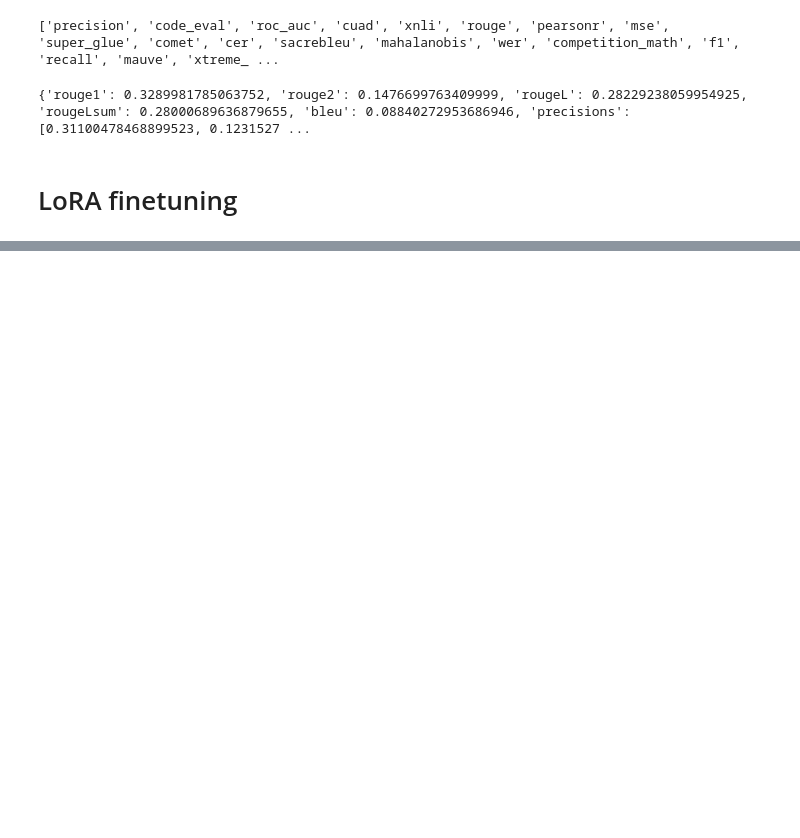
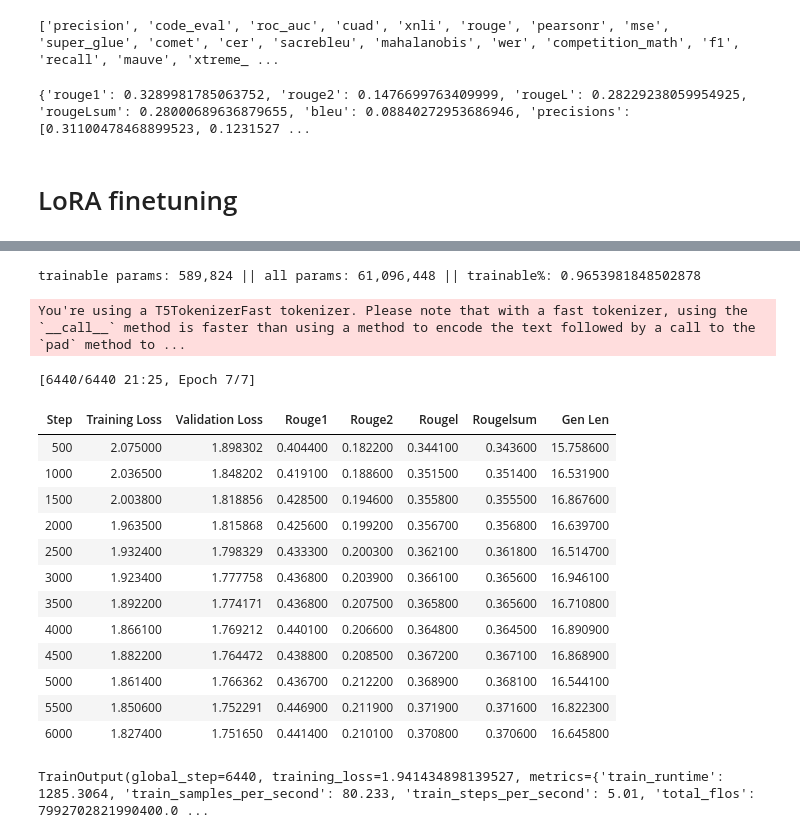
Before and after one commit to NochnoyRitzar/iasa_nlp_course, a Jupyter notebook: Lecture_6/IASA_NLP_Course_Homework6.ipynb, the cells around one changed output, grey strips where cells are left out. Cells and saved outputs as stored; diff of their text form; code cells hidden in the pictures; blank space fills up the shorter version.

```diff
--- a/Lecture_6/IASA_NLP_Course_Homework6.ipynb
+++ b/Lecture_6/IASA_NLP_Course_Homework6.ipynb
@@ -121,5 +116,7 @@ Dataset has a dialogue and it's summary as training data
 # %% [markdown]
 ## Data processing
 # %%
+dataset = load_dataset(CFG.dataset_path)
+
 # Create tokenizer instance
 tokenizer = AutoTokenizer.from_pretrained(CFG.model_path)
@@ -358,0 +398,18 @@ print(test_metrics)
+# %%
+from peft import LoraConfig, get_peft_model, TaskType
+
+# Define LoRA Config
+lora_config = LoraConfig(
+    r=16,
+    lora_alpha=32,
+    target_modules=["q", "v"],
+    lora_dropout=0.05,
+    bias="none", # or 'lora_only'
+    task_type=TaskType.SEQ_2_SEQ_LM
+)
+
+# add LoRA adaptor
+model = get_peft_model(model, lora_config)
+model.print_trainable_parameters()
+# %% [output]
+trainable params: 589,824 || all params: 61,096,448 || trainable%: 0.9653981848502878
@@ -358,0 +427,60 @@ print(test_metrics)
+# %%
+# config to set model generation settings
+generation_config = GenerationConfig(
+    max_new_tokens = max_target_length,
+    num_beams = 4,
+    early_stopping = True,
+    decoder_start_token_id = model.config.decoder_start_token_id
+)
+
+train_args = Seq2SeqTrainingArguments(
+    output_dir = './t5-small-lora-summarization-7epochs',
+    per_device_train_batch_size = CFG.per_device_batch_size,
+    per_device_eval_batch_size = CFG.per_device_batch_size,
+    num_train_epochs = CFG.num_epochs,
+    warmup_steps = CFG.warmup_steps,
+    fp16=CFG.fp16,
+    do_train = True,
+    do_eval = True,
+    evaluation_strategy = 'steps',
+    eval_steps = 500,
+    save_strategy = 'steps',
+    save_total_limit=2,
+    logging_strategy = 'steps',
+    logging_steps = 100,
+    dataloader_drop_last = True,
+    # saves more VRAM if set to `False`
+    dataloader_pin_memory = False,
+    predict_with_generate = True,
+    generation_config = generation_config
+)
+
+trainer = Seq2SeqTrainer(
+    model = model,
+    args = train_args,
+    train_dataset = tokenized_dataset['train'],
+    eval_dataset = tokenized_dataset['validation'],
+    optimizers = (optim, None),
+    tokenizer = tokenizer,
+    data_collator = data_collator,
+    compute_metrics=compute_metrics
+)
+# %%
+trainer.train()
+# %% [output]
+You're using a T5TokenizerFast tokenizer. Please note that with a fast tokenizer, using the `__call__` method is faster than using a method to encode the text followed by a call to the `pad` method to ...
+[6440/6440 21:25, Epoch 7/7]
+| Step | Training Loss | Validation Loss | Rouge1 | Rouge2 | Rougel | Rougelsum | Gen Len |
+| 500 | 2.075000 | 1.898302 | 0.404400 | 0.182200 | 0.344100 | 0.343600 | 15.758600 |
+| 1000 | 2.036500 | 1.848202 | 0.419100 | 0.188600 | 0.351500 | 0.351400 | 16.531900 |
+| 1500 | 2.003800 | 1.818856 | 0.428500 | 0.194600 | 0.355800 | 0.355500 | 16.867600 |
+| 2000 | 1.963500 | 1.815868 | 0.425600 | 0.199200 | 0.356700 | 0.356800 | 16.639700 |
+| 2500 | 1.932400 | 1.798329 | 0.433300 | 0.200300 | 0.362100 | 0.361800 | 16.514700 |
+| 3000 | 1.923400 | 1.777758 | 0.436800 | 0.203900 | 0.366100 | 0.365600 | 16.946100 |
+| 3500 | 1.892200 | 1.774171 | 0.436800 | 0.207500 | 0.365800 | 0.365600 | 16.710800 |
+| 4000 | 1.866100 | 1.769212 | 0.440100 | 0.206600 | 0.364800 | 0.364500 | 16.890900 |
+| 4500 | 1.882200 | 1.764472 | 0.438800 | 0.208500 | 0.367200 | 0.367100 | 16.868900 |
+| 5000 | 1.861400 | 1.766362 | 0.436700 | 0.212200 | 0.368900 | 0.368100 | 16.544100 |
+| 5500 | 1.850600 | 1.752291 | 0.446900 | 0.211900 | 0.371900 | 0.371600 | 16.822300 |
+| 6000 | 1.827400 | 1.751650 | 0.441400 | 0.210100 | 0.370800 | 0.370600 | 16.645800 |
+TrainOutput(global_step=6440, training_loss=1.941434898139527, metrics={'train_runtime': 1285.3064, 'train_samples_per_second': 80.233, 'train_steps_per_second': 5.01, 'total_flos': 7992702821990400.0 ...
```
Also changed, not shown: parts of 20 cells of this notebook.
